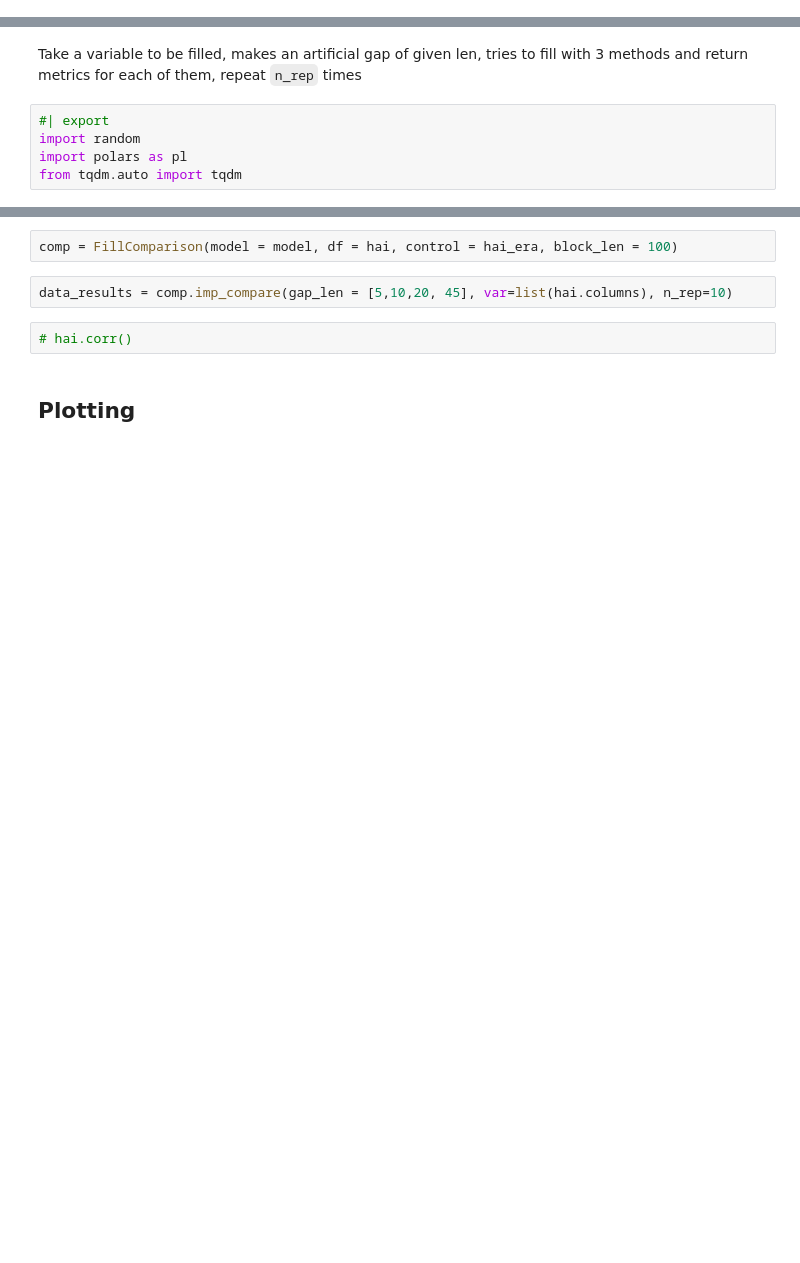
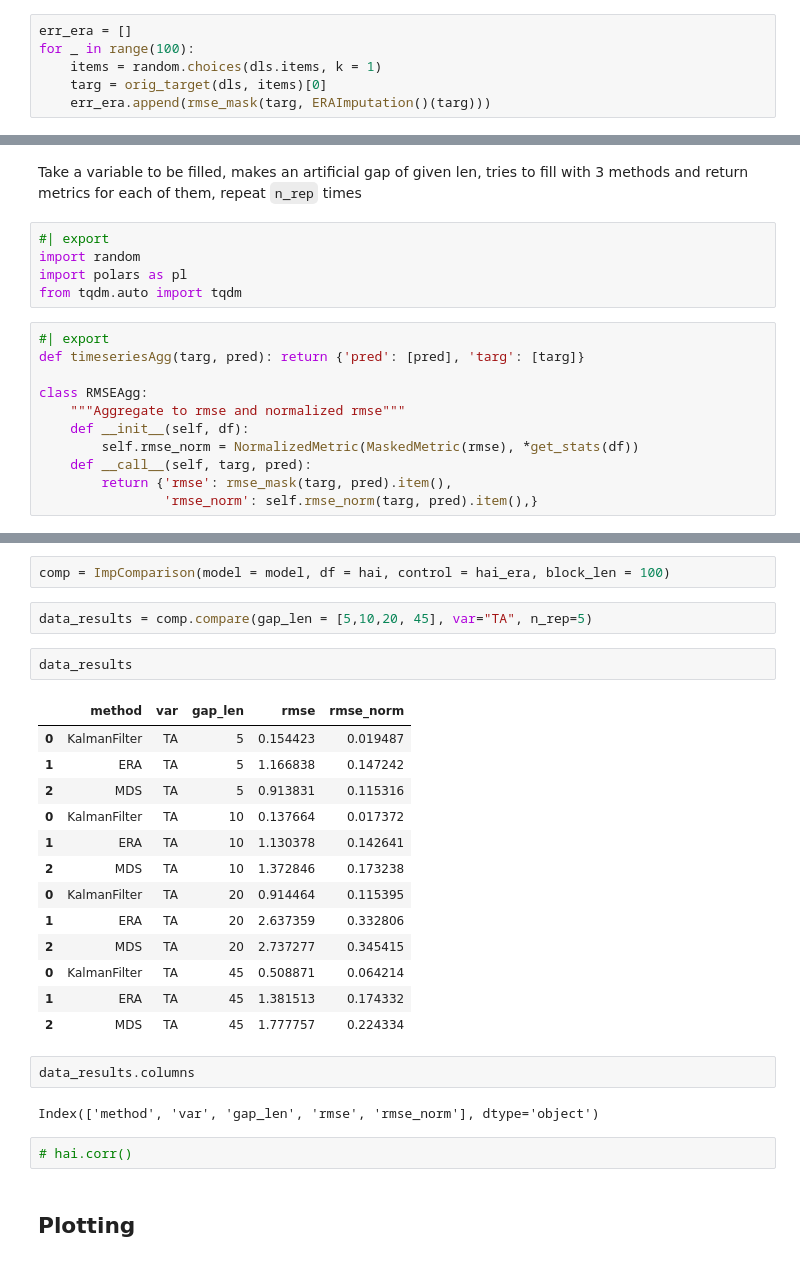
Before and after one commit to mone27/meteo_imp, a Jupyter notebook: lib_nbs/30_results.ipynb, the cells around one changed output, grey strips where cells are left out. Saved outputs shown, nothing was run; the diff lists cells and outputs as text; blank space fills up the shorter version.

```diff
--- a/lib_nbs/30_results.ipynb
+++ b/lib_nbs/30_results.ipynb
@@ -418,0 +439,6 @@ array([0.27340029])
+# %%
+err_era = []
+for _ in range(100):
+    items = random.choices(dls.items, k = 1)
+    targ = orig_target(dls, items)[0]
+    err_era.append(rmse_mask(targ, ERAImputation()(targ)))
@@ -425,5 +455,16 @@ Take a variable to be filled, makes an artificial gap of given len, tries to fil
 import random
 import polars as pl
 from tqdm.auto import tqdm
+# %%
+#| export
+def timeseriesAgg(targ, pred): return {'pred': [pred], 'targ': [targ]}
+
+class RMSEAgg:
+    """Aggregate to rmse and normalized rmse"""
+    def __init__(self, df):
+        self.rmse_norm = NormalizedMetric(MaskedMetric(rmse), *get_stats(df))
+    def __call__(self, targ, pred):
+        return {'rmse': rmse_mask(targ, pred).item(),
+                'rmse_norm': self.rmse_norm(targ, pred).item(),}
 # %%
 #| export
@@ -468,7 +511,27 @@ class FillComparison():
 # %%
-comp = FillComparison(model = model, df = hai, control = hai_era, block_len = 100)
+comp = ImpComparison(model = model, df = hai, control = hai_era, block_len = 100)
 # %%
-data_results = comp.imp_compare(gap_len = [5,10,20, 45], var=list(hai.columns), n_rep=10)
+data_results = comp.compare(gap_len = [5,10,20, 45], var="TA", n_rep=5)
+# %%
+data_results
+# %% [output]
+|  | method | var | gap_len | rmse | rmse_norm |
+| 0 | KalmanFilter | TA | 5 | 0.154423 | 0.019487 |
+| 1 | ERA | TA | 5 | 1.166838 | 0.147242 |
+| 2 | MDS | TA | 5 | 0.913831 | 0.115316 |
+| 0 | KalmanFilter | TA | 10 | 0.137664 | 0.017372 |
+| 1 | ERA | TA | 10 | 1.130378 | 0.142641 |
+| 2 | MDS | TA | 10 | 1.372846 | 0.173238 |
+| 0 | KalmanFilter | TA | 20 | 0.914464 | 0.115395 |
+| 1 | ERA | TA | 20 | 2.637359 | 0.332806 |
+| 2 | MDS | TA | 20 | 2.737277 | 0.345415 |
+| 0 | KalmanFilter | TA | 45 | 0.508871 | 0.064214 |
+| 1 | ERA | TA | 45 | 1.381513 | 0.174332 |
+| 2 | MDS | TA | 45 | 1.777757 | 0.224334 |
+# %%
+data_results.columns
+# %% [output]
+Index(['method', 'var', 'gap_len', 'rmse', 'rmse_norm'], dtype='object')
 # %%
 # hai.corr()
 # %% [markdown]
```
Also changed, not shown: parts of 33 cells of this notebook, 8 other files.
